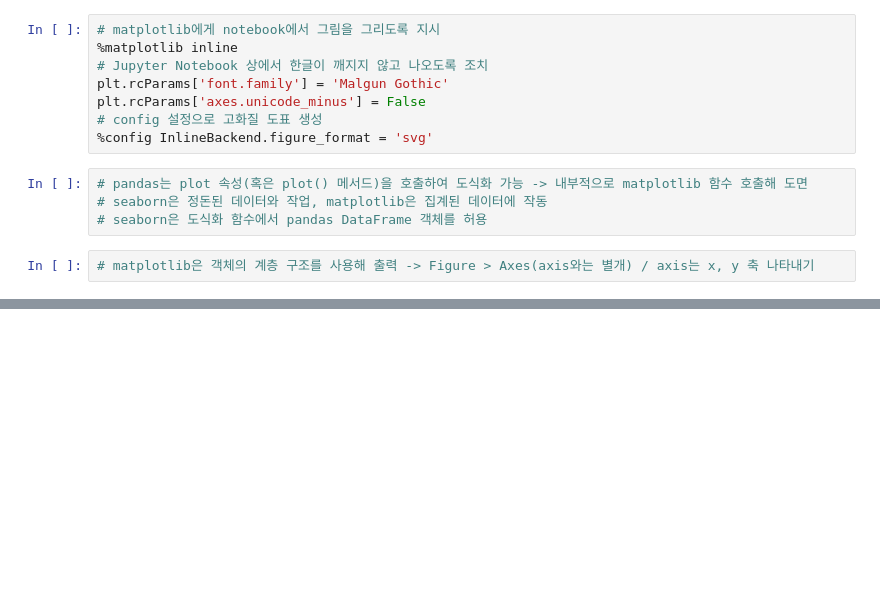
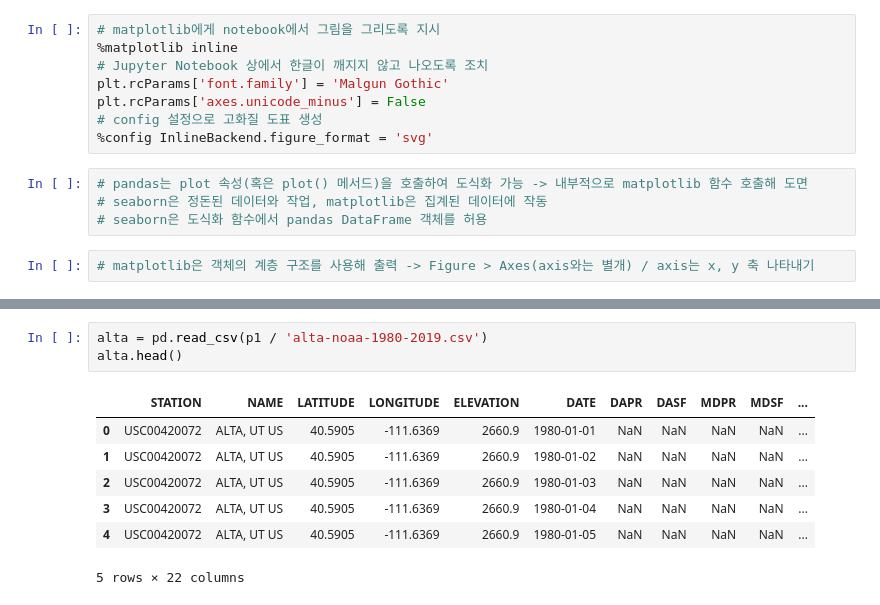
Before and after one commit to minstrel1149/pandas_practice-cookbook1, a Jupyter notebook: Pd_cookbook_1_chapter13.ipynb, the cells around one changed output, grey strips where cells are left out. Drawn from its saved outputs; the diff is of its cells as text; blank space fills up the shorter version.

```diff
--- a/Pd_cookbook_1_chapter13.ipynb
+++ b/Pd_cookbook_1_chapter13.ipynb
@@ -44,0 +74,11 @@ ax.set(xlim=(0, 10), ylim=(-3, 8), xlabel='X axis', ylabel='Y axis', title='Line
+# %%
+alta = pd.read_csv(p1 / 'alta-noaa-1980-2019.csv')
+alta.head()
+# %% [output]
+|  | STATION | NAME | LATITUDE | LONGITUDE | ELEVATION | DATE | DAPR | DASF | MDPR | MDSF | ... |
+| 0 | USC00420072 | ALTA, UT US | 40.5905 | -111.6369 | 2660.9 | 1980-01-01 | NaN | NaN | NaN | NaN | ... |
+| 1 | USC00420072 | ALTA, UT US | 40.5905 | -111.6369 | 2660.9 | 1980-01-02 | NaN | NaN | NaN | NaN | ... |
+| 2 | USC00420072 | ALTA, UT US | 40.5905 | -111.6369 | 2660.9 | 1980-01-03 | NaN | NaN | NaN | NaN | ... |
+| 3 | USC00420072 | ALTA, UT US | 40.5905 | -111.6369 | 2660.9 | 1980-01-04 | NaN | NaN | NaN | NaN | ... |
+| 4 | USC00420072 | ALTA, UT US | 40.5905 | -111.6369 | 2660.9 | 1980-01-05 | NaN | NaN | NaN | NaN | ... |
+5 rows × 22 columns
```
Also changed, not shown: parts of 5 cells of this notebook.
